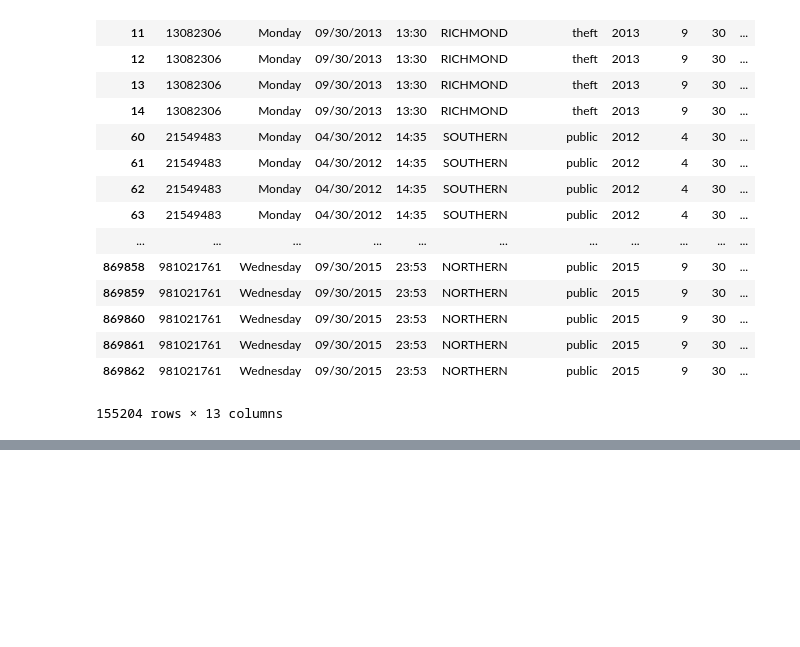
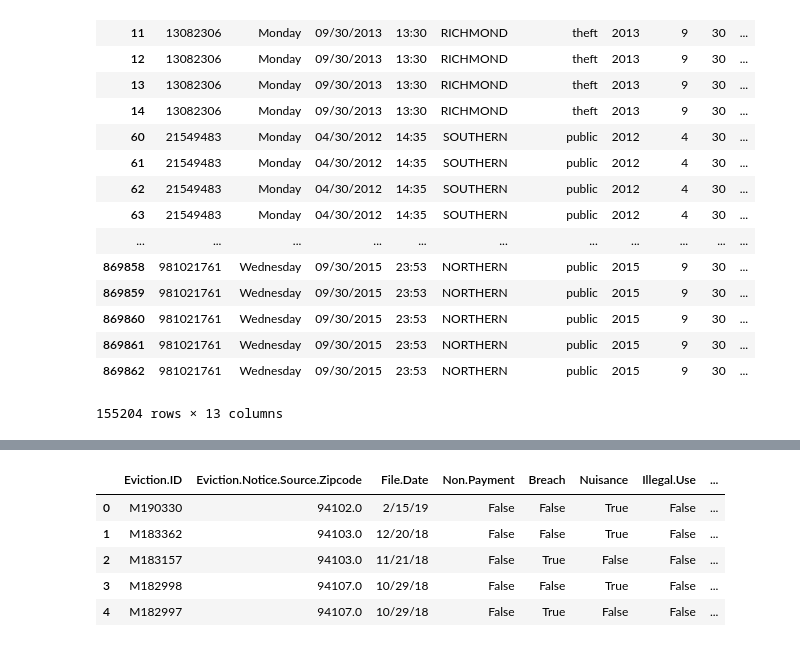
Before and after one commit to limclara-sq/IEOR242-SFCrimePrediction, a Jupyter notebook: preprocessing/Crime_preprocessing.ipynb, the cells around one changed output, grey strips where cells are left out. Cells and saved outputs as stored; diff of their text form; code cells hidden in the pictures; blank space fills up the shorter version.

```diff
--- a/preprocessing/Crime_preprocessing.ipynb
+++ b/preprocessing/Crime_preprocessing.ipynb
@@ -558,0 +590,13 @@ combinedDF
+# %%
+eviction_df['year']=eviction_df['File.Date'].map(lambda x: pd.to_datetime(x).year)
+eviction_df['month'] = eviction_df['File.Date'].map(lambda x: pd.to_datetime(x).month)
+eviction_df['date'] = eviction_df['File.Date'].map(lambda x: pd.to_datetime(x).day)
+# %%
+eviction_df.head()
+# %% [output]
+|  | Eviction.ID | Eviction.Notice.Source.Zipcode | File.Date | Non.Payment | Breach | Nuisance | Illegal.Use | ... |
+| 0 | M190330 | 94102.0 | 2/15/19 | False | False | True | False | ... |
+| 1 | M183362 | 94103.0 | 12/20/18 | False | False | True | False | ... |
+| 2 | M183157 | 94103.0 | 11/21/18 | False | True | False | False | ... |
+| 3 | M182998 | 94107.0 | 10/29/18 | False | False | True | False | ... |
+| 4 | M182997 | 94107.0 | 10/29/18 | False | True | False | False | ... |
```
Also changed, not shown: parts of 7 cells of this notebook, 1 other file.
